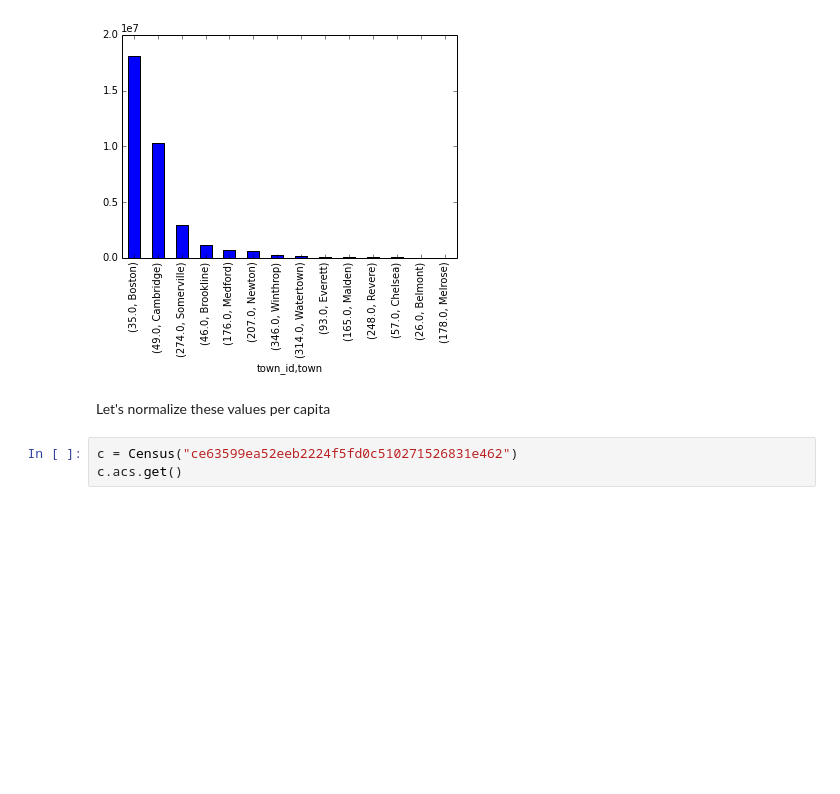
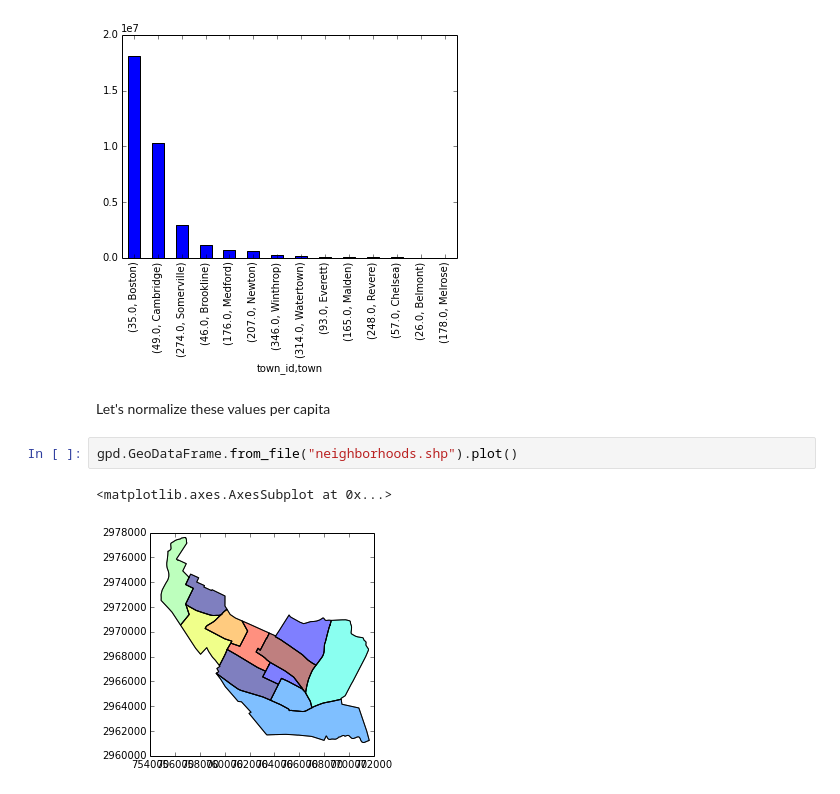
Before and after one commit to allthesignals/airbnboston, a Jupyter notebook: airbnb_analysis.ipynb, the cells around one changed output. Drawn from its saved outputs; the diff is of its cells as text; blank space fills up the shorter version.

```diff
--- a/airbnb_analysis.ipynb
+++ b/airbnb_analysis.ipynb
@@ -74,6 +77,8 @@ pivot.plot(kind="bar")
 [figure]
 # %% [markdown]
 Let's normalize these values per capita
-# %%
-c = Census("ce63599ea52eeb2224f5fd0c510271526831e462")
-c.acs.get()
+# %%
+gpd.GeoDataFrame.from_file("neighborhoods.shp").plot()
+# %% [output]
+<matplotlib.axes.AxesSubplot at 0x...>
+[figure, added]
```
Also changed, not shown: parts of 2 cells of this notebook.
